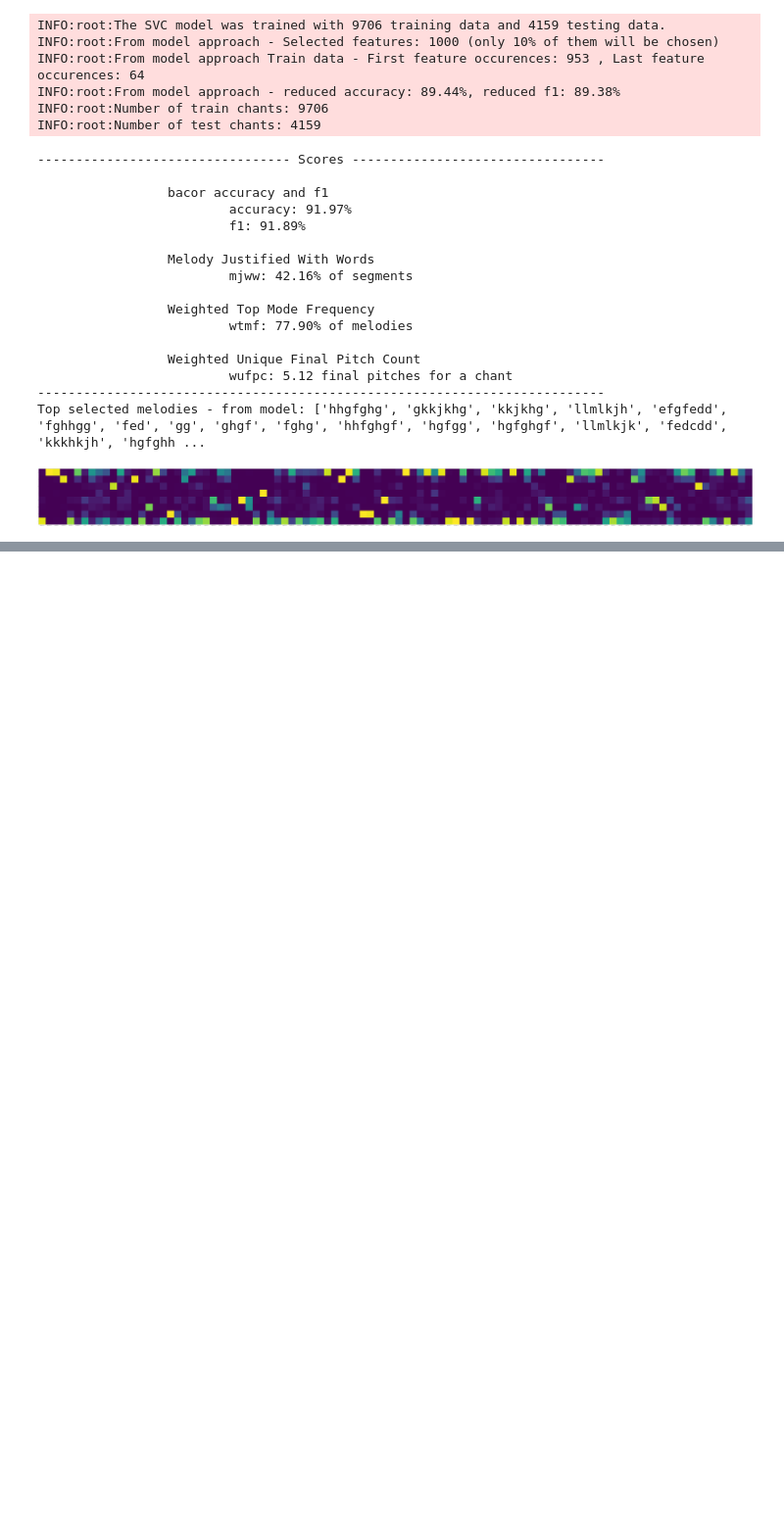
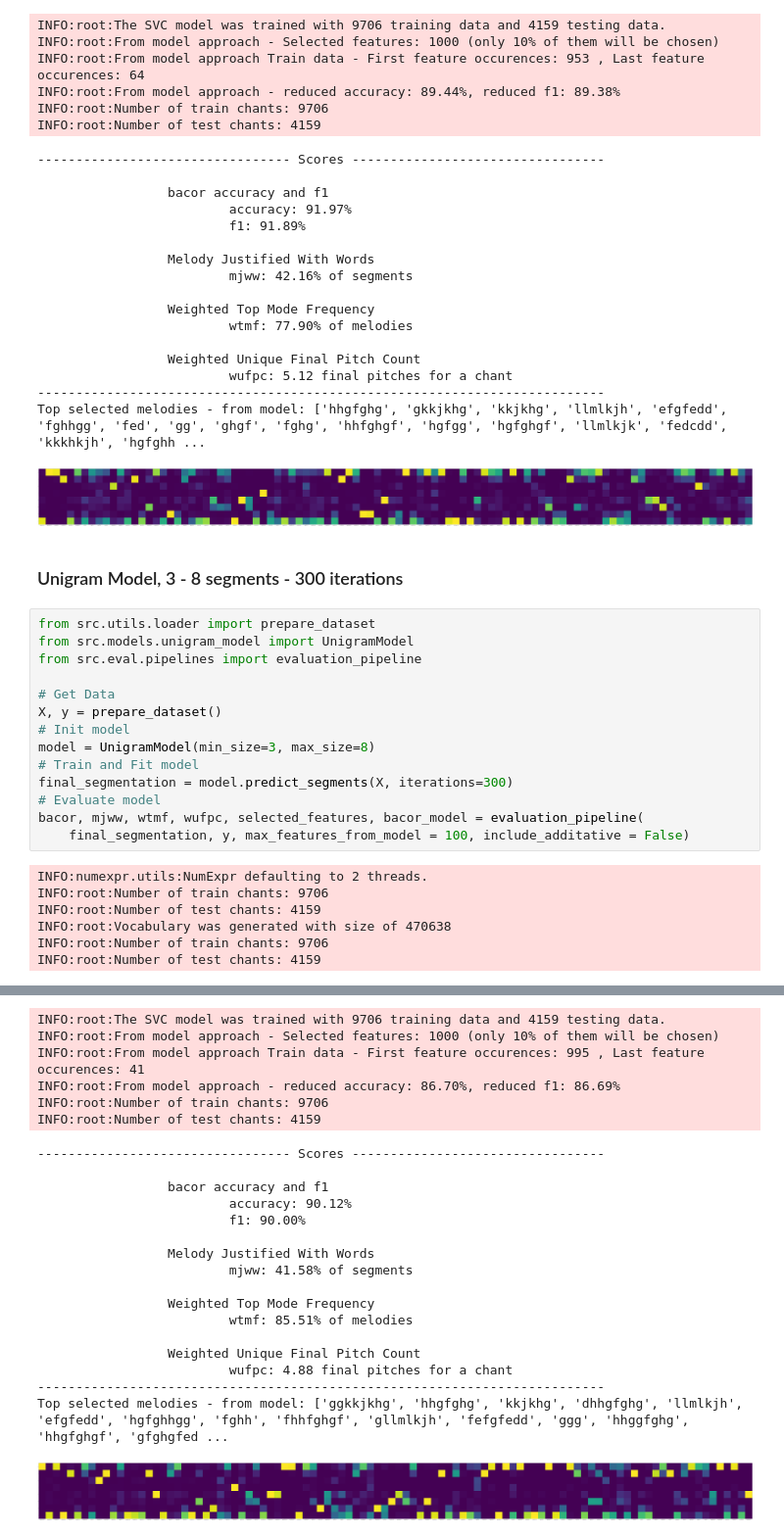
Before and after one commit to lanzv/Master-Thesis, a Jupyter notebook: models/experiments.ipynb, the cells around one changed output, grey strips where cells are left out. Shown at 98% size. Drawn from its saved outputs; the diff is of its cells as text; blank space fills up the shorter version.

Commit message:
run 300 iterations of 3-8 segments

```diff
--- a/models/experiments.ipynb
+++ b/models/experiments.ipynb
@@ -610,3 +610,26 @@ INFO:root:Number of test chants: 4159
 --------------------------------------------------------------------------
 Top selected melodies - from model: ['hhgfghg', 'gkkjkhg', 'kkjkhg', 'llmlkjh', 'efgfedd', 'fghhgg', 'fed', 'gg', 'ghgf', 'fghg', 'hhfghgf', 'hgfgg', 'hgfghgf', 'llmlkjk', 'fedcdd', 'kkkhkjh', 'hgfghh ...
 [figure]
+# %% [markdown]
+### Unigram Model, 3 - 8 segments - 300 iterations
+# %%
+from src.utils.loader import prepare_dataset
+from src.models.unigram_model import UnigramModel
+from src.eval.pipelines import evaluation_pipeline
+
+# Get Data
+X, y = prepare_dataset()
+# Init model
+model = UnigramModel(min_size=3, max_size=8)
+# Train and Fit model
+final_segmentation = model.predict_segments(X, iterations=300)
+# Evaluate model
+bacor, mjww, wtmf, wufpc, selected_features, bacor_model = evaluation_pipeline(
+    final_segmentation, y, max_features_from_model = 100, include_additative = False)
+# %% [output]
+INFO:numexpr.utils:NumExpr defaulting to 2 threads.
+INFO:root:Number of train chants: 9706
+INFO:root:Number of test chants: 4159
+INFO:root:Vocabulary was generated with size of 470638
+INFO:root:Number of train chants: 9706
+INFO:root:Number of test chants: 4159
@@ -612,0 +653,23 @@ Top selected melodies - from model: ['hhgfghg', 'gkkjkhg', 'kkjkhg', 'llmlkjh',
+INFO:root:The SVC model was trained with 9706 training data and 4159 testing data.
+INFO:root:From model approach - Selected features: 1000 (only 10% of them will be chosen)
+INFO:root:From model approach Train data - First feature occurences: 995 , Last feature occurences: 41
+INFO:root:From model approach - reduced accuracy: 86.70%, reduced f1: 86.69%
+INFO:root:Number of train chants: 9706
+INFO:root:Number of test chants: 4159
+--------------------------------- Scores ---------------------------------
+
+                 bacor accuracy and f1
+                         accuracy: 90.12%
+                         f1: 90.00%
+
+                 Melody Justified With Words
+                         mjww: 41.58% of segments
+
+                 Weighted Top Mode Frequency
+                         wtmf: 85.51% of melodies
+
+                 Weighted Unique Final Pitch Count
+                         wufpc: 4.88 final pitches for a chant
+--------------------------------------------------------------------------
+Top selected melodies - from model: ['ggkkjkhg', 'hhgfghg', 'kkjkhg', 'dhhgfghg', 'llmlkjh', 'efgfedd', 'hgfghhgg', 'fghh', 'fhhfghgf', 'gllmlkjh', 'fefgfedd', 'ggg', 'hhggfghg', 'hhgfghgf', 'gfghgfed ...
+[figure, added]
```
Also changed, not shown: parts of 1 cell of this notebook, 1 other file.
